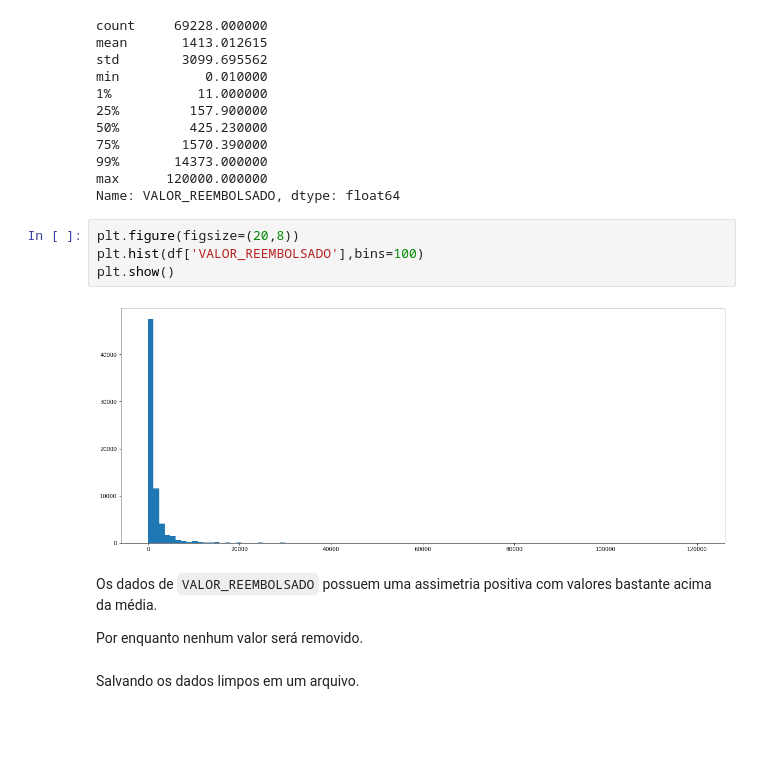
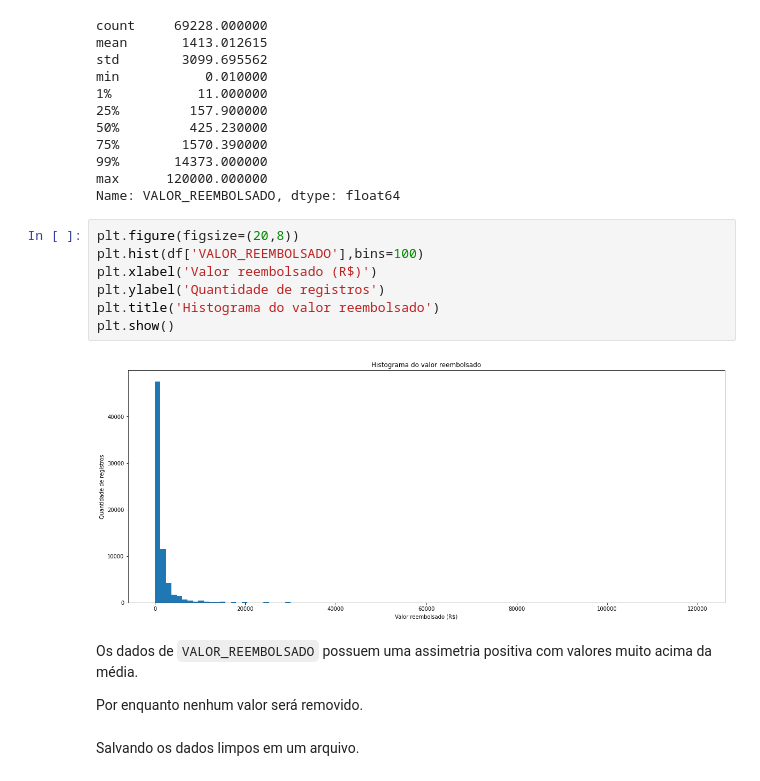
Before and after one commit to sarahgruetz/7DaysofCode-DataScience, a Jupyter notebook: 1_data_cleaning.ipynb, the cells around one changed output. Cells and saved outputs as stored; diff of their text form; blank space fills up the shorter version.

```diff
--- a/1_data_cleaning.ipynb
+++ b/1_data_cleaning.ipynb
@@ -164,11 +164,14 @@ Name: VALOR_REEMBOLSADO, dtype: float64
 # %%
 plt.figure(figsize=(20,8))
 plt.hist(df['VALOR_REEMBOLSADO'],bins=100)
+plt.xlabel('Valor reembolsado (R$)')
+plt.ylabel('Quantidade de registros')
+plt.title('Histograma do valor reembolsado')
 plt.show()
 # %% [output]
-[figure, old version]
+[figure, new version]
 # %% [markdown]
-Os dados de `VALOR_REEMBOLSADO` possuem uma assimetria positiva com valores bastante acima da média.
+Os dados de `VALOR_REEMBOLSADO` possuem uma assimetria positiva com valores muito acima da média.
 
 Por enquanto nenhum valor será removido.
 # %% [markdown]
```
